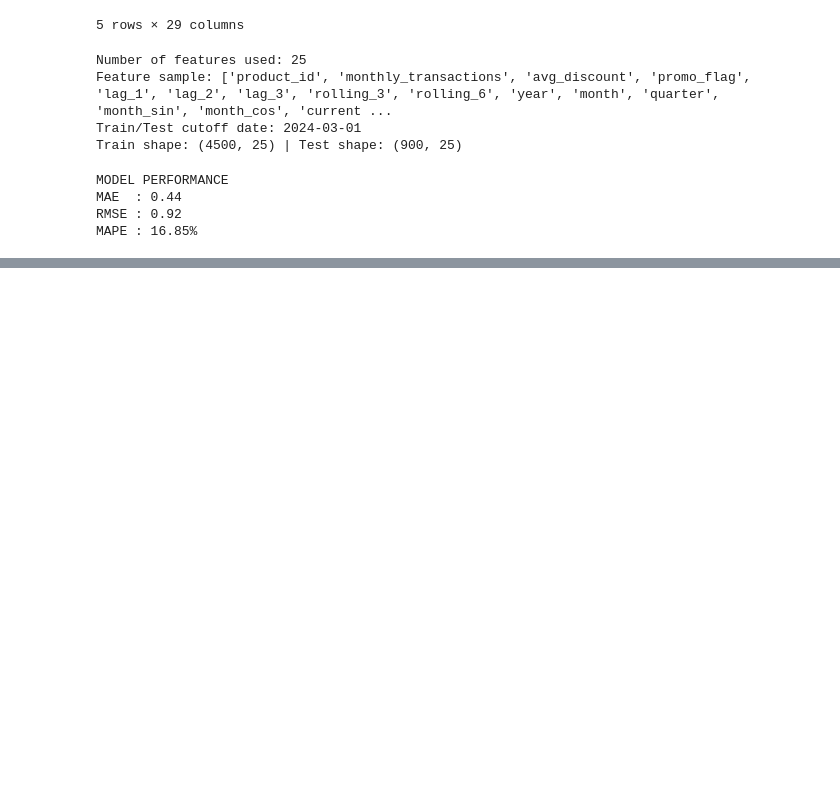
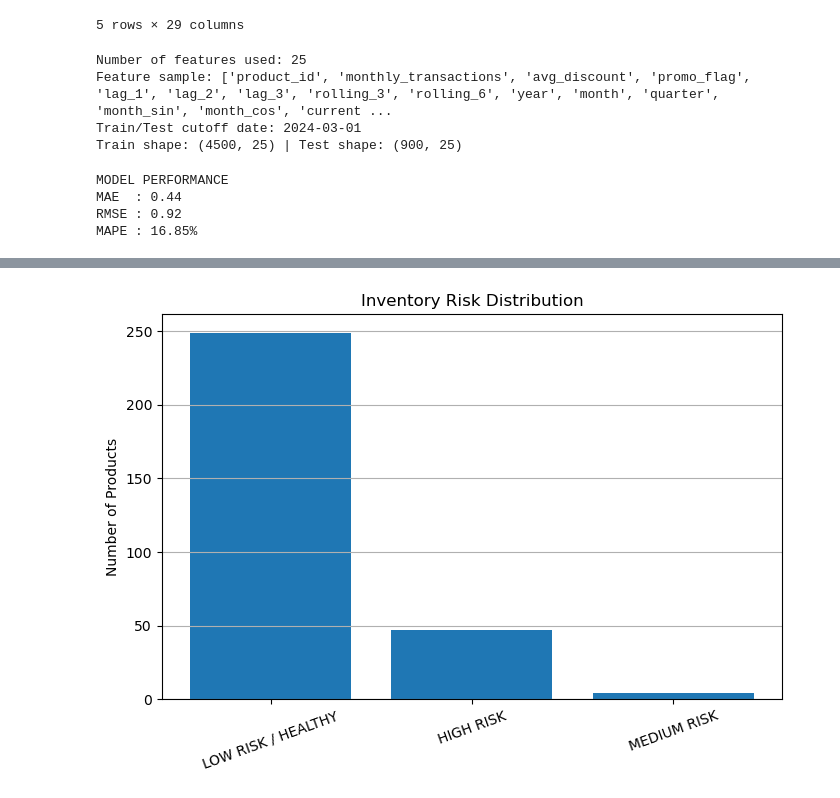
Before and after one commit to LinetLydia/Sales_and_Inventory_Forecasting_System, a Jupyter notebook: index.ipynb, the cells around one changed output, grey strips where cells are left out. Cells and saved outputs as stored; diff of their text form; code cells hidden in the pictures; blank space fills up the shorter version.

```diff
--- a/index.ipynb
+++ b/index.ipynb
@@ -1818,0 +1999,14 @@ future_forecast.head()
+# %%
+# Risk Category Summary Chart
+
+risk_counts = inventory_risk["risk_level"].value_counts()
+
+plt.figure(figsize=(8,5))
+plt.bar(risk_counts.index, risk_counts.values)
+plt.title("Inventory Risk Distribution")
+plt.ylabel("Number of Products")
+plt.xticks(rotation=20)
+plt.grid(axis='y')
+plt.show()
+# %% [output]
+[figure, added]
```
Also changed, not shown: parts of 9 cells of this notebook.
